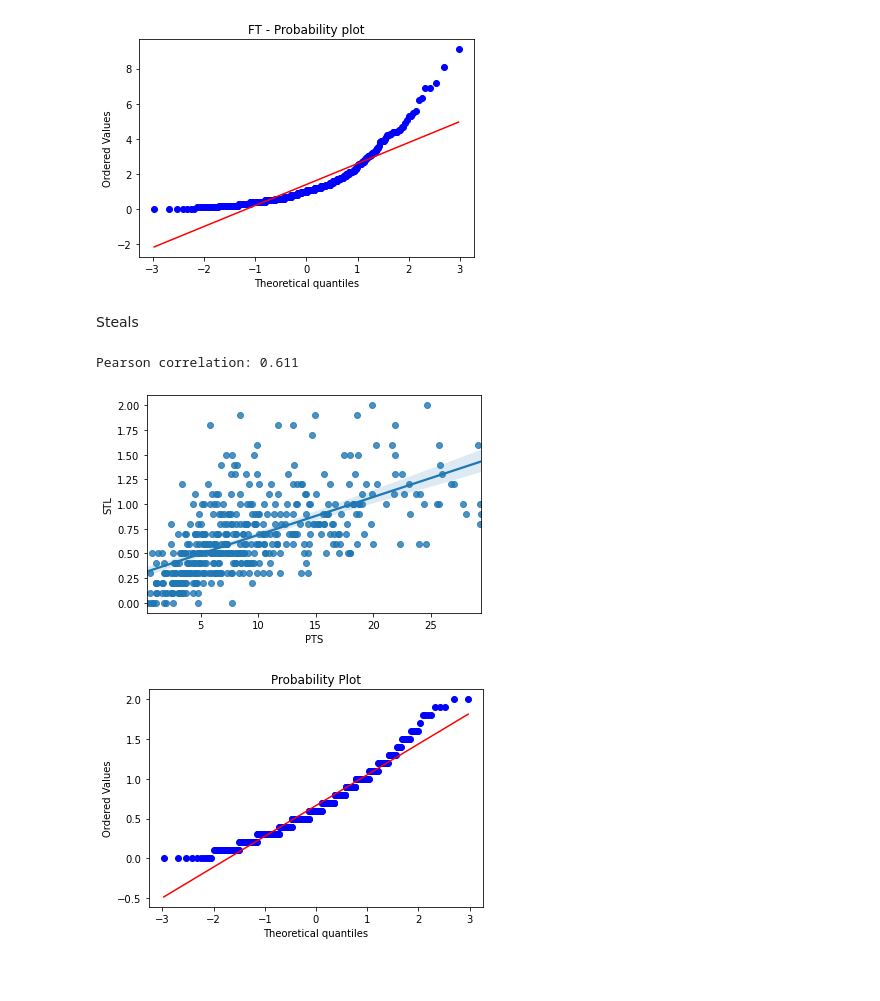
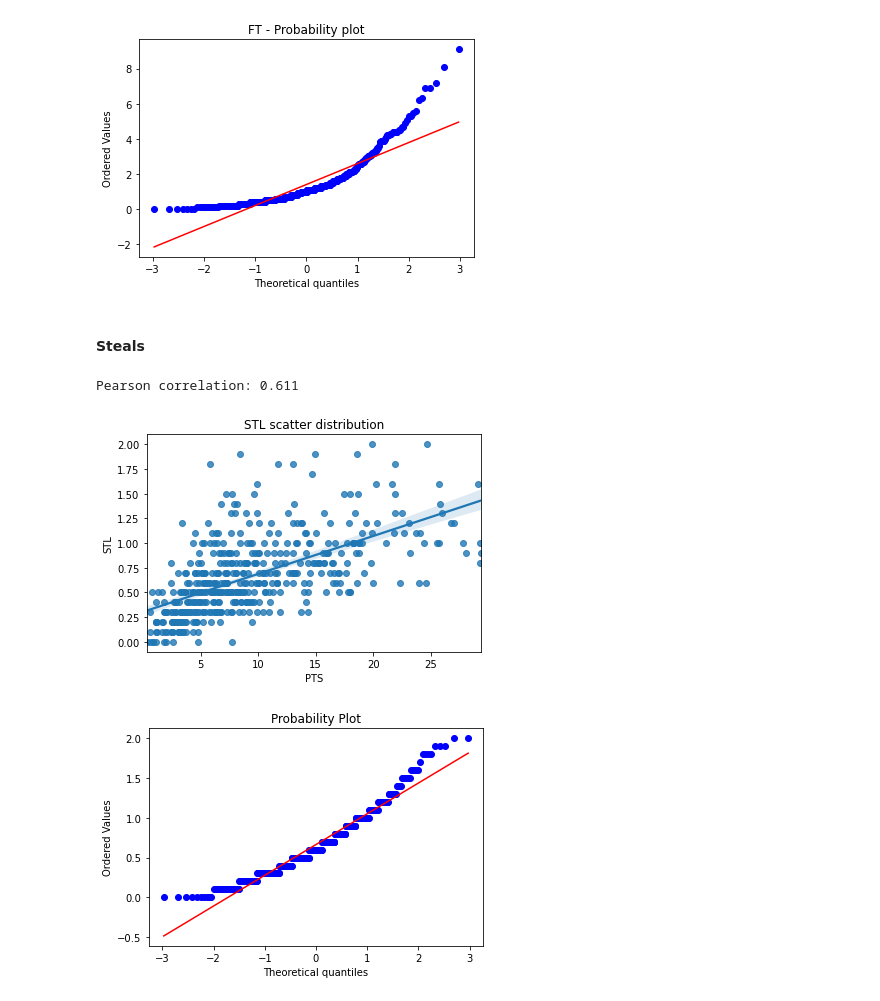
Before and after one commit to MennoCoehoorn/OZNAL, a Jupyter notebook: NBA.ipynb, the cells around one changed output. Drawn from its saved outputs; the diff is of its cells as text; code cells hidden in the pictures; blank space fills up the shorter version.

```diff
--- a/NBA.ipynb
+++ b/NBA.ipynb
@@ -744,14 +791,16 @@ plt.savefig('FT-qq.png')
 pylab.show()
 # %% [output]
 [figure]
-# %% [markdown]
-Steals
+# %% [markdown]
+#### Steals
 # %%
 sns.regplot(x="PTS", y="STL", data=df)
+plt.title('STL scatter distribution')
+plt.savefig('STL-scat.png')
 print("Pearson correlation: %.3f" % df['PTS'].corr(df['STL']))
 # %% [output]
 Pearson correlation: 0.611
-[figure, old version]
+[figure, new version]
 # %%
 stats.probplot(df['STL'], dist="norm", plot=pylab)
 pylab.show()
```
Also changed, not shown: parts of 107 cells of this notebook, 14 other files.
